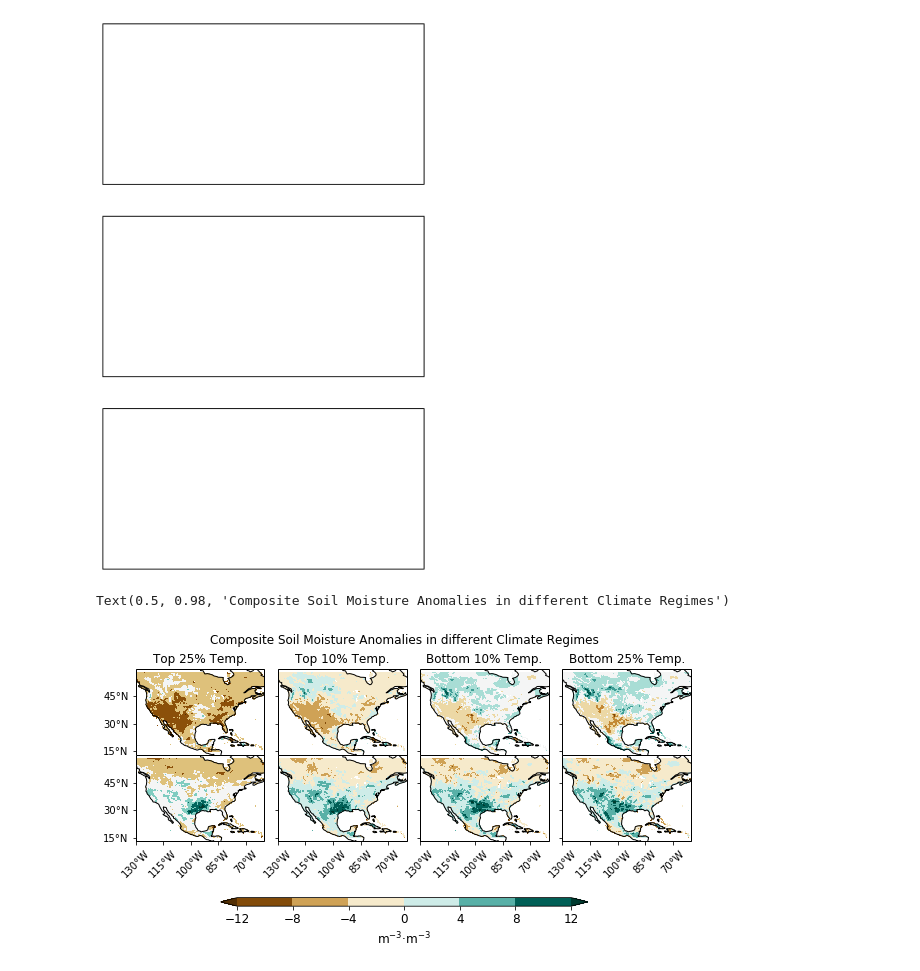
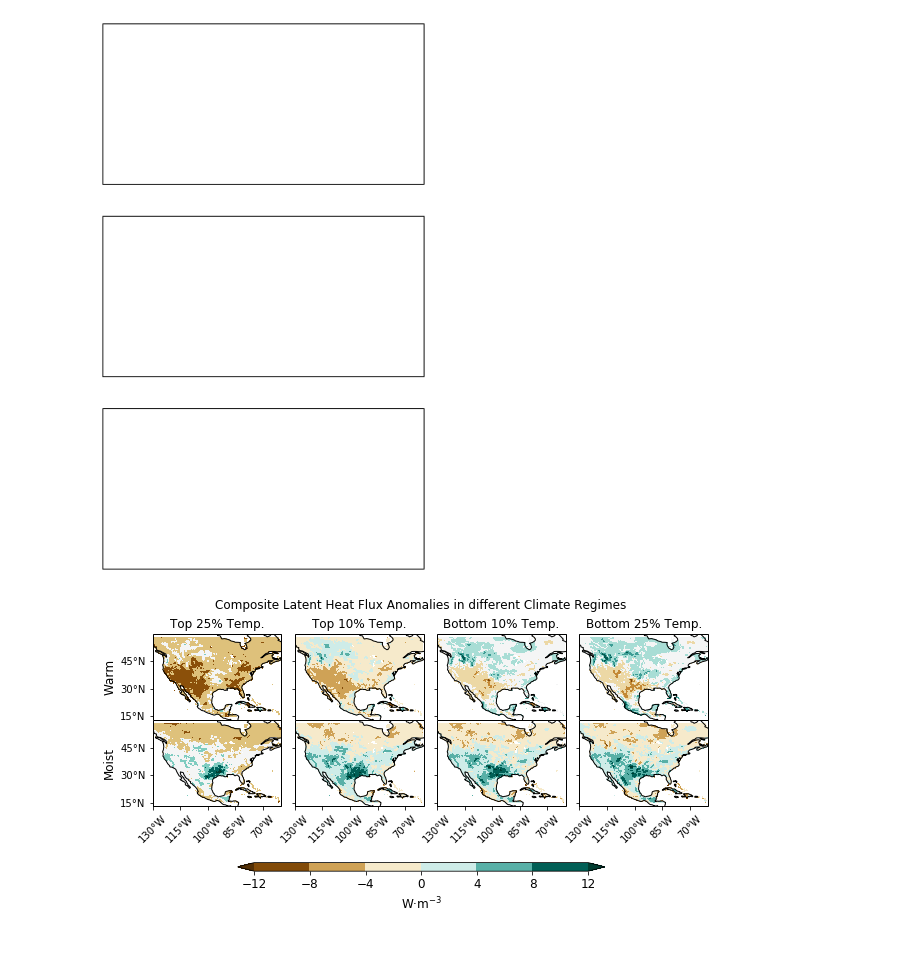
Before and after one commit to BDavis39/CLIM680, a Jupyter notebook: CLIM680_Assignments.ipynb, the cells around one changed output. Cells and saved outputs as stored; diff of their text form; code cells hidden in the pictures.

Commit message:
Composite plot

```diff
--- a/CLIM680_Assignments.ipynb
+++ b/CLIM680_Assignments.ipynb
@@ -791,39 +791,40 @@ for i,clim in enumerate(comp_sm):
         lat_formatter = cticker.LatitudeFormatter()
         axs[i].yaxis.set_major_formatter(lat_formatter)
 
         # Title each subplot with the name of the season
         #axs[i].set_title(labels[i])
 
         # Draw the coastines for each subplot
         axs[i].coastlines()
 
 # Adjust the location of the subplots
 # on the page to make room for the colorbar
 fig.subplots_adjust(left=0.05,
                    bottom=0.5,
                    right=0.98,
                    top=0.9,
                     wspace=0,
                     hspace=0)
+
+axs[0].set_ylabel("Warm", size='large')
+axs[4].set_ylabel("Moist", size='large')
 # Adjust the location of the subplots
 # on the page to make room for the colorbar
 #fig.subplots_adjust(bottom=0.25, top=0.9, left=0.05, right=0.95,
 #                    wspace=0.1, hspace=0.5)
 
 # Add a colorbar axis at the bottom of the graph
 cbar_ax = fig.add_axes([0.2, 0.35, 0.6, 0.02])
 
 # Draw the colorbar
-cbar=fig.colorbar(cs, cax=cbar_ax,orientation='horizontal',label='m3/m3')
-cbar.set_label(label='m$^{-3}$·m$^{-3}$', size='large')
+cbar=fig.colorbar(cs, cax=cbar_ax,orientation='horizontal',label='Wm-3')
+cbar.set_label(label='W·m$^{-3}$', size='large')
 cbar.ax.tick_params(labelsize='large')
-#cbar2=fig.colorbar(cs2, cax=cbar_ax,orientation='horizontal',label='m3/m3')
 
 # Add a big title at the top
-plt.suptitle('Composite Soil Moisture Anomalies in different Climate Regimes')
-#plt.savefig('Figs/Second_Comp.png')
+plt.suptitle('Composite Latent Heat Flux Anomalies in different Climate Regimes')
+plt.savefig('Figs/LHF_Composite.png')
 # %% [output]
-Text(0.5, 0.98, 'Composite Soil Moisture Anomalies in different Climate Regimes')
-[figure, old version]
+[figure, new version]
 # %%
 ds3=ds3.resample(time="1MS").mean(dim="time")
```
Also changed, not shown: 2 other files.
